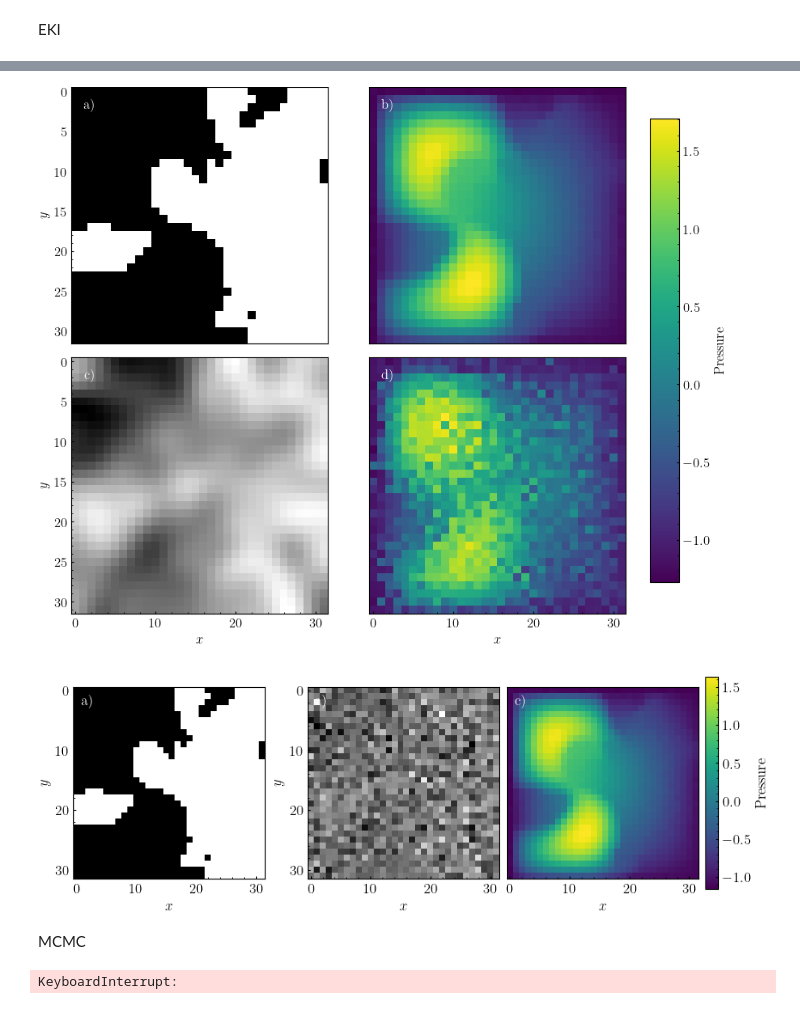
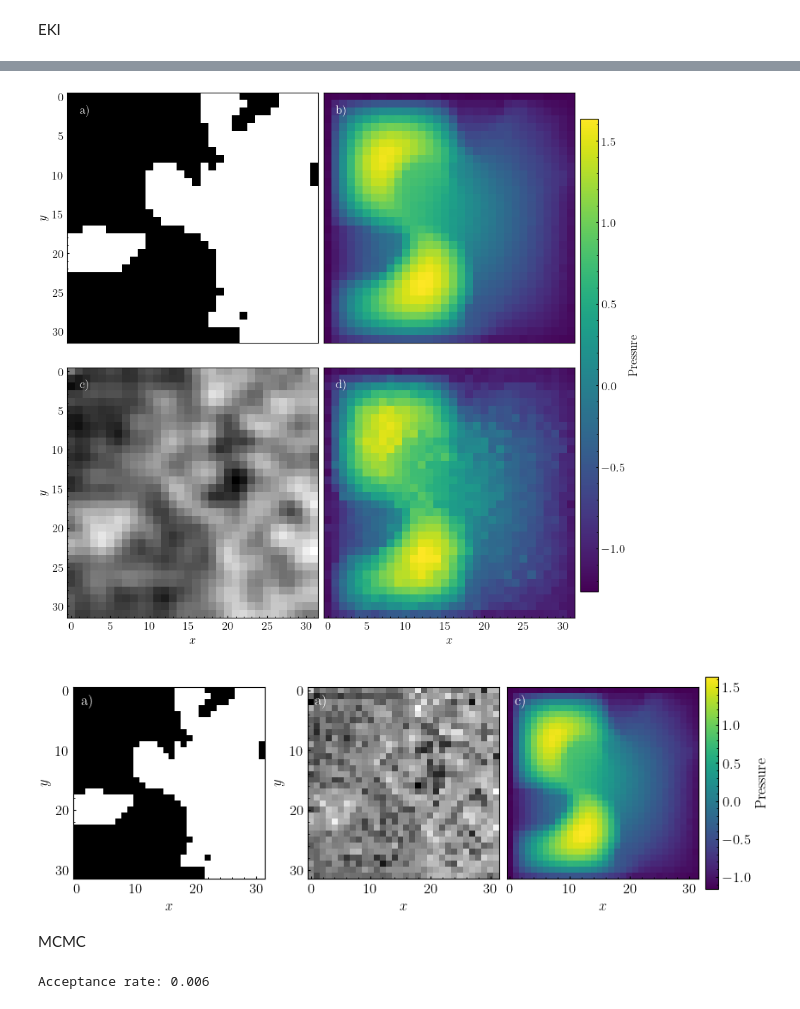
Before and after one commit to Julians42/ACM270, a Jupyter notebook: darcy/darcy_tmp.ipynb, the cells around one changed output, grey strips where cells are left out. Drawn from its saved outputs; the diff is of its cells as text; code cells hidden in the pictures.

Commit message:
Final update parameters, plots

```diff
--- a/darcy/darcy_tmp.ipynb
+++ b/darcy/darcy_tmp.ipynb
@@ -104,7 +104,7 @@ def CTG(theta, Gtheta):
 # %%
 def EKI_update(theta, Gtheta, y, Gamma, J=50):
     """Update the ensemble of states using the EKI update formula"""
-    update = CTG(theta, Gtheta) @ np.linalg.inv(Gamma + CGG(Gtheta)) @ (np.repeat(y, J).reshape(y.shape[0], J)+np.random.normal(0, STD_DEV,size=(y.shape[0],J)) - Gtheta)
+    update = CTG(theta, Gtheta) @ np.linalg.inv(Gamma + CGG(Gtheta)) @ (np.repeat(y, J).reshape(y.shape[0], J)+np.random.normal(0, STD_DEV*.1,size=(y.shape[0],J)) - Gtheta)
     return theta + update, np.linalg.norm(update)
 #EKI_update(theta0, theta, y, np.eye(40) * 0.01)
 # %%
@@ -112,12 +112,12 @@ def EKI_update(theta, Gtheta, y, Gamma, J=50):
 y = ref_pressure_true_noisy[0].reshape(-1).numpy()
 x = ref_permeability[0].reshape(-1).numpy()
 
-J=200
+J=1000
 theta0 = np.random.normal(0,1,size=(x.shape[0],J))#+x.repeat(J).reshape(x.shape[0],J)
 # theta0 = np.random.choice([0, 1], size=(x.shape[0],J), p=[1./2, 1/2.])
 # %%
 # now we can run the EKI algorithm
-iters = 10*10*10
+iters = 10*10
 next_theta = theta0
 for i in range(iters):
     tmp = torch.tensor(next_theta).permute((1,0)).unsqueeze(1)
@@ -163,8 +151,8 @@ EKI_pred_pressure = G_operator(EKI_pred_input).squeeze().detach().numpy()
 min_pressure = min(ref_pressure_true.min(), EKI_pred_pressure.min())
 max_pressure = max(ref_pressure_true.max(), EKI_pred_pressure.max())
 
-fig = plt.figure(layout="constrained", figsize=(8, 7))
-gs = GridSpec(2, 3, figure=fig, width_ratios=[1, 1, .1], height_ratios=[1, 1], wspace=0.00, hspace=0.00)
+fig = plt.figure(layout="constrained", figsize=(8, 8))
+gs = GridSpec(2, 3, figure=fig, width_ratios=[1, 1, .07], height_ratios=[1, 1], wspace=0.00, hspace=0.00)
 
 # Plot reference permeability
 ax = fig.add_subplot(gs[0, 0])
@@ -178,36 +166,36 @@ ax = fig.add_subplot(gs[0, 1])
 ax.imshow(ref_pressure_true_noisy.squeeze().detach().numpy())
 plt.yticks([], [])
 plt.xticks([], [])
 plt.text(0.07, 0.93, 'b)', transform=ax.transAxes, ha='center', va='center', zorder=100, color='white')
 
 # Plot EKI permeability
 from scipy.ndimage import gaussian_filter
-result = gaussian_filter(EKI_pred, sigma=2)
+result = gaussian_filter(EKI_pred, sigma=1)
 
 ax = fig.add_subplot(gs[1, 0])
 ax.imshow(result, cmap='gray')
 plt.xlabel(r'$x$')
 plt.ylabel(r'$y$')
 plt.text(0.07, 0.93, 'c)', transform=ax.transAxes, ha='center', va='center', zorder=100, color='white')
 
 # Plot EKI pressure
 ax = fig.add_subplot(gs[1, 1])
 ax.imshow(EKI_pred_pressure, vmin=min_pressure, vmax=max_pressure)
 plt.xlabel(r'$x$')
 plt.yticks([], [])
 plt.text(0.07, 0.93, 'd)', transform=ax.transAxes, ha='center', va='center', zorder=100, color='white')
 
 # Colorbar in last column
 ax_big = fig.add_subplot(gs[:, 2])
 ax_big.axis('off')
 norm = mpl.colors.Normalize(vmin=min_pressure, vmax=max_pressure)
 ax = inset_axes(ax_big, width="100%", height="88%", loc=10)  # 10 = center
 cbar = mpl.colorbar.ColorbarBase(ax, cmap='viridis', orientation='vertical', norm=norm)
 cbar.set_label('Pressure')
 
-plt.savefig('permeability_pressure.png', dpi=300, bbox_inches='tight')
+plt.savefig('permeability_pressure_eki.png', dpi=300, bbox_inches='tight')
 # %% [output]
-[figure, old version]
+[figure, new version]
 # %%
 
 min_pressure = min(ref_pressure_true.min(), ref_pressure_true_noisy.min())
@@ -247,7 +235,7 @@ cbar.set_label('Pressure')
 
 plt.savefig('permeability_pressure.png', dpi=300, bbox_inches='tight')
 # %% [output]
-[figure, old version]
+[figure, new version]
 # %% [markdown]
 MCMC
 # %%
@@ -276,7 +264,7 @@ def q(u):
 
 
 # with our functions defined we can now run the MCMC algorithm
-n_samples = 100
+n_samples = 1000
 samples = np.zeros((n_samples, y.shape[0]))
 
 # update initial guess to use the mean of the eki result
@@ -295,8 +283,6 @@ for i in range(1, n_samples):
     else:
         samples[i] = u
 print(f"Acceptance rate: {accepted.mean()}")
-
-MCMC_pred0 = samples.mean(axis=0).reshape(ref_permeability.shape[-2],ref_permeability.shape[-1])
 # %% [output]
-KeyboardInterrupt:
+Acceptance rate: 0.006
 # %%
```
Also changed, not shown: parts of 2 cells of this notebook.
